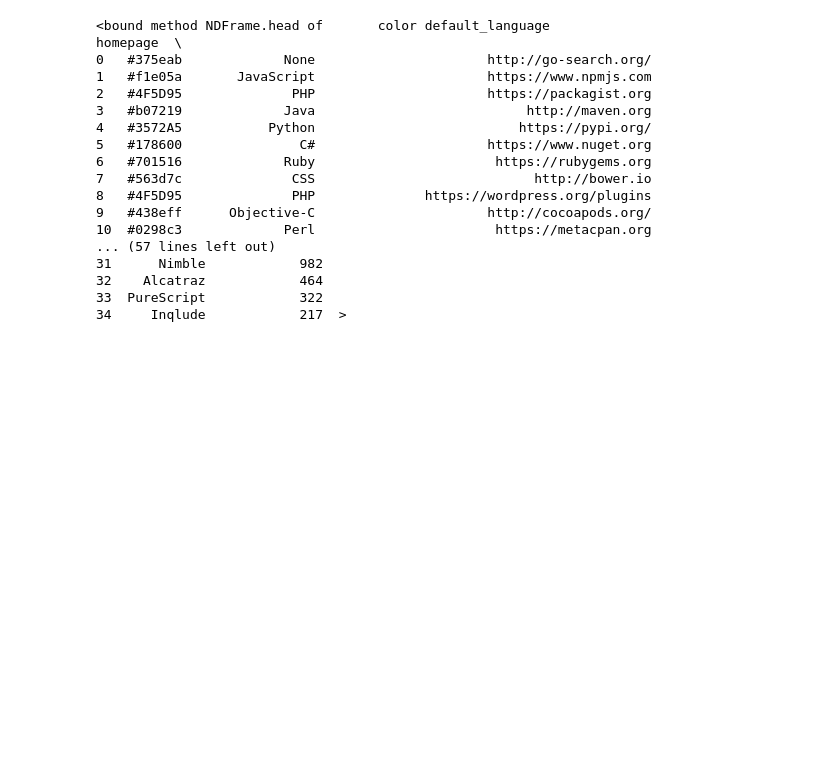
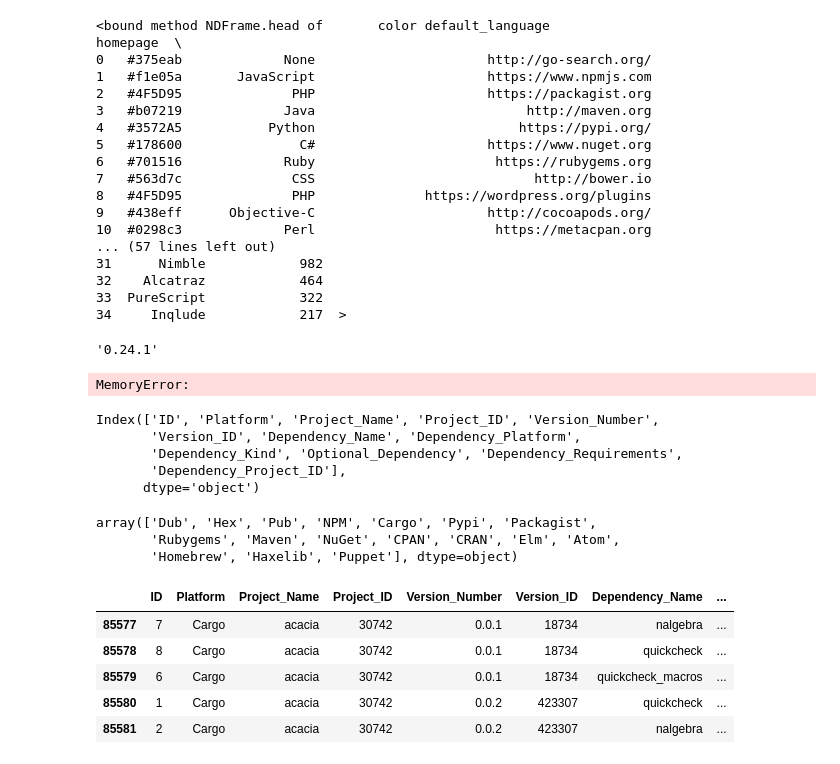
Before and after one commit to oscoin/osrank, a Jupyter notebook: osrank.ipynb, the cells around one changed output. Saved outputs shown, nothing was run; the diff lists cells and outputs as text; code cells hidden in the pictures; blank space fills up the shorter version.

```diff
--- a/osrank.ipynb
+++ b/osrank.ipynb
@@ -196,3 +196,42 @@ df.head
 32    Alcatraz            464
 33  PureScript            322
 34     Inqlude            217  >
+# %%
+import pandas as pd
+pd.__version__
+# %% [output]
+'0.24.1'
+# %%
+import numpy as np
+import pandas as pd
+
+deps = pd.read_csv('data/libraries-1.4.0-2018-12-22/dependencies-1.4.0-2018-12-22.csv', delimiter=',' )
+# %% [output]
+MemoryError:
+# %%
+#Rename cols for ease of work
+deps.columns = deps.columns.str.replace(' ', '_')
+print(deps.columns)
+# %% [output]
+Index(['ID', 'Platform', 'Project_Name', 'Project_ID', 'Version_Number',
+       'Version_ID', 'Dependency_Name', 'Dependency_Platform',
+       'Dependency_Kind', 'Optional_Dependency', 'Dependency_Requirements',
+       'Dependency_Project_ID'],
+      dtype='object')
+# %%
+deps.Platform.unique()
+# %% [output]
+array(['Dub', 'Hex', 'Pub', 'NPM', 'Cargo', 'Pypi', 'Packagist',
+       'Rubygems', 'Maven', 'NuGet', 'CPAN', 'CRAN', 'Elm', 'Atom',
+       'Homebrew', 'Haxelib', 'Puppet'], dtype=object)
+# %%
+#Reduce to single platform
+haskell_deps = deps[(deps.Platform == "Cargo")]
+haskell_deps.head()
+# %% [output]
+|  | ID | Platform | Project_Name | Project_ID | Version_Number | Version_ID | Dependency_Name | ... |
+| 85577 | 7 | Cargo | acacia | 30742 | 0.0.1 | 18734 | nalgebra | ... |
+| 85578 | 8 | Cargo | acacia | 30742 | 0.0.1 | 18734 | quickcheck | ... |
+| 85579 | 6 | Cargo | acacia | 30742 | 0.0.1 | 18734 | quickcheck_macros | ... |
+| 85580 | 1 | Cargo | acacia | 30742 | 0.0.2 | 423307 | quickcheck | ... |
+| 85581 | 2 | Cargo | acacia | 30742 | 0.0.2 | 423307 | nalgebra | ... |
```
Also changed, not shown: parts of 3 cells of this notebook.
